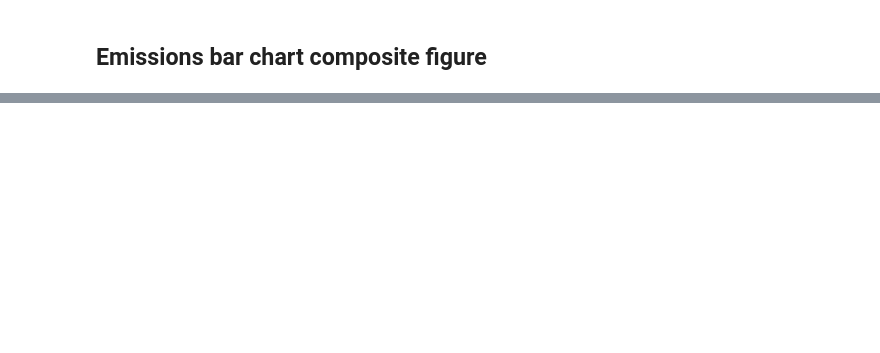
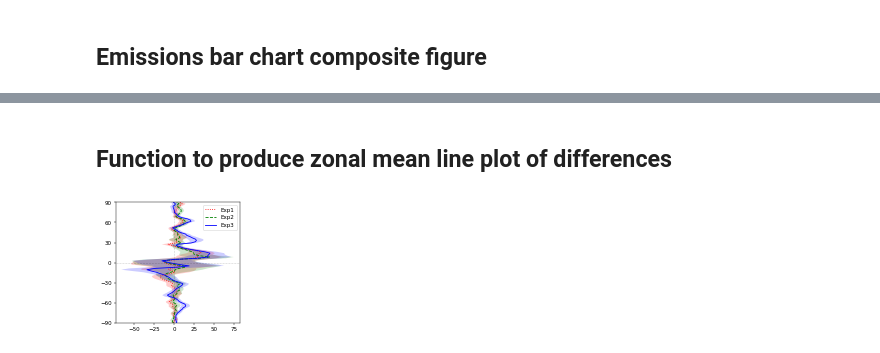
Before and after one commit to grandey/p17d-sulphur-eas-eqm, a Jupyter notebook: analysis_draft2018a/figures_draft2018a.ipynb, the cells around one changed output, grey strips where cells are left out. Saved outputs shown, nothing was run; the diff lists cells and outputs as text; code cells hidden in the pictures; blank space fills up the shorter version.

```diff
--- a/analysis_draft2018a/figures_draft2018a.ipynb
+++ b/analysis_draft2018a/figures_draft2018a.ipynb
@@ -214,0 +229,67 @@ Written local/f01.pdf
+# %% [markdown]
+## Function to produce zonal mean line plot of differences
+# %%
+def zonal_mean_line_plot(variable='PRECC+PRECL',
+                         f_or_b='b',
+                         title=None,
+                         xlabel=None,
+                         xlim=None,
+                         ylabel=None,
+                         ax=None):
+    # Create Axes if no Axes passed as an argument
+    if ax is None:
+        fig, ax = plt.subplots(1, 1, figsize=(4, 4))
+    # Load data for reference scenario
+    data = lib_draft2018a.load_output(variable=variable, scenario='2000',
+                                      f_or_b=f_or_b,
+                                      season='annual', apply_sf=True)
+    ref_zm = data.mean(dim='lon')  # zonal mean
+    data.close()
+    # Loop over other scenarios
+    for scenario, c, linestyle in zip(['eas0', 'eas0b', 'eas0c'],
+                                      ['r', 'g', 'b'],
+                                      [':', '--', '-']):
+        # Load data
+        data = lib_draft2018a.load_output(variable=variable, scenario=scenario,
+                                          f_or_b=f_or_b,
+                                          season='annual', apply_sf=True)
+        zm = data.mean(dim='lon')  # zonal mean
+        data.close()
+        # Plot line - showing mean diff across time
+        diff = (zm.mean(dim='year').data.flatten() -
+                ref_zm.mean(dim='year').data.flatten())
+        ax.plot(diff, zm['lat'].data,
+                c=c, linestyle=linestyle, alpha=1,
+                label=scenario_name_dict[scenario])
+        # Plot shading - showing standard error
+        error1 = (zm.std(dim='year', ddof=1).data.flatten() /
+                  np.sqrt(zm['year'].size))
+        error2 = (ref_zm.std(dim='year', ddof=1).data.flatten() /
+                  np.sqrt(ref_zm['year'].size))
+        error = np.sqrt(error1**2 + error2**2)
+        ax.fill_betweenx(zm['lat'].data, diff-error, diff+error,
+                         facecolor=c, alpha=0.2)
+    # Lines showing zero
+    ax.axhline(0, c='k', alpha=0.2, linewidth=1, linestyle='--')
+    ax.axvline(0, c='k', alpha=0.2, linewidth=1, linestyle='--')
+    # y-axis
+    ax.set_ylim([-90, 90])
+    ax.set_yticks(np.arange(-90, 91, 30))
+    if ylabel:
+        ax.set_ylabel(r'Latitude, $^\circ$N', fontsize='large')
+    # x-axis
+    if xlabel:
+        ax.set_xlabel(xlabel, fontsize='large')
+    if xlim:
+        ax.set_xlim(xlim)
+    # Title and legend
+    if title:
+        ax.set_title(title, fontsize='large')
+    ax.legend()
+    return ax
+
+# Example
+if True:
+    zonal_mean_line_plot()
+# %% [output]
+[figure, added]
```
Also changed, not shown: parts of 3 cells of this notebook.
